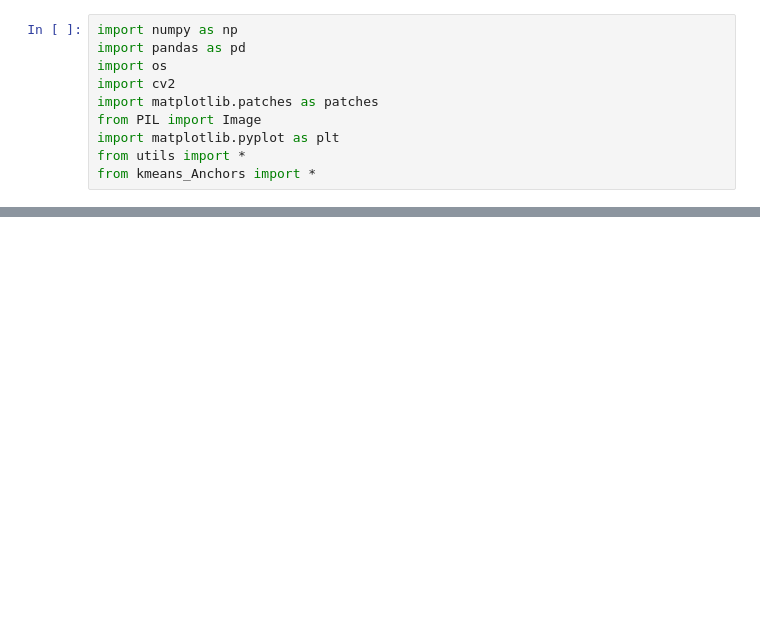
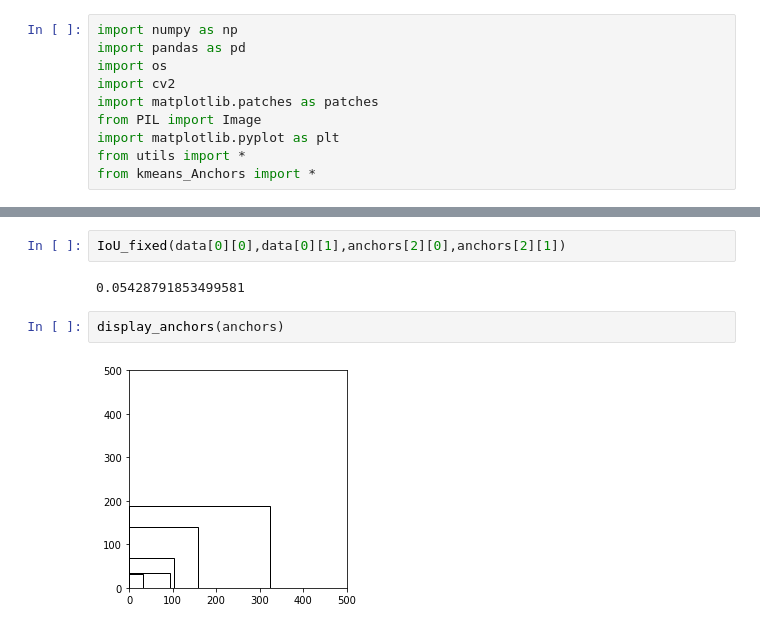
Before and after one commit to Marcelo5444/Yolov3, a Jupyter notebook: Anchor_setup.ipynb, the cells around one changed output, grey strips where cells are left out. Cells and saved outputs as stored; diff of their text form; blank space fills up the shorter version.

```diff
--- a/Anchor_setup.ipynb
+++ b/Anchor_setup.ipynb
@@ -28,0 +57,8 @@ new_df  = df.loc[df["image"]==file]
+# %%
+IoU_fixed(data[0][0],data[0][1],anchors[2][0],anchors[2][1])
+# %% [output]
+0.05428791853499581
+# %%
+display_anchors(anchors)
+# %% [output]
+[figure, added]
```
Also changed, not shown: parts of 8 cells of this notebook, 2 other files.
